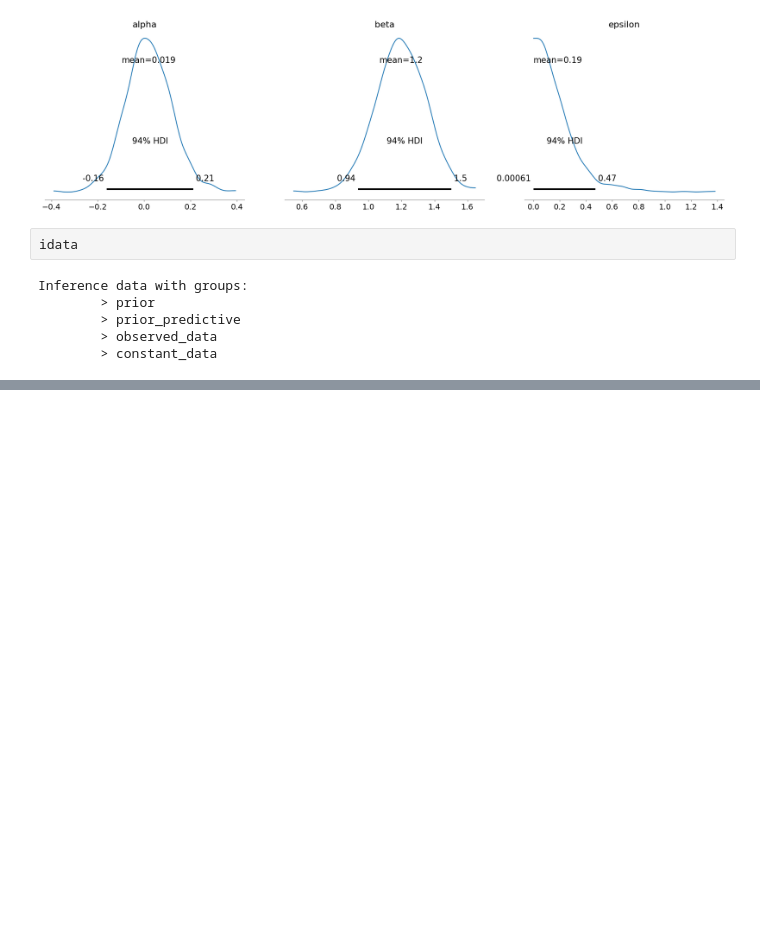
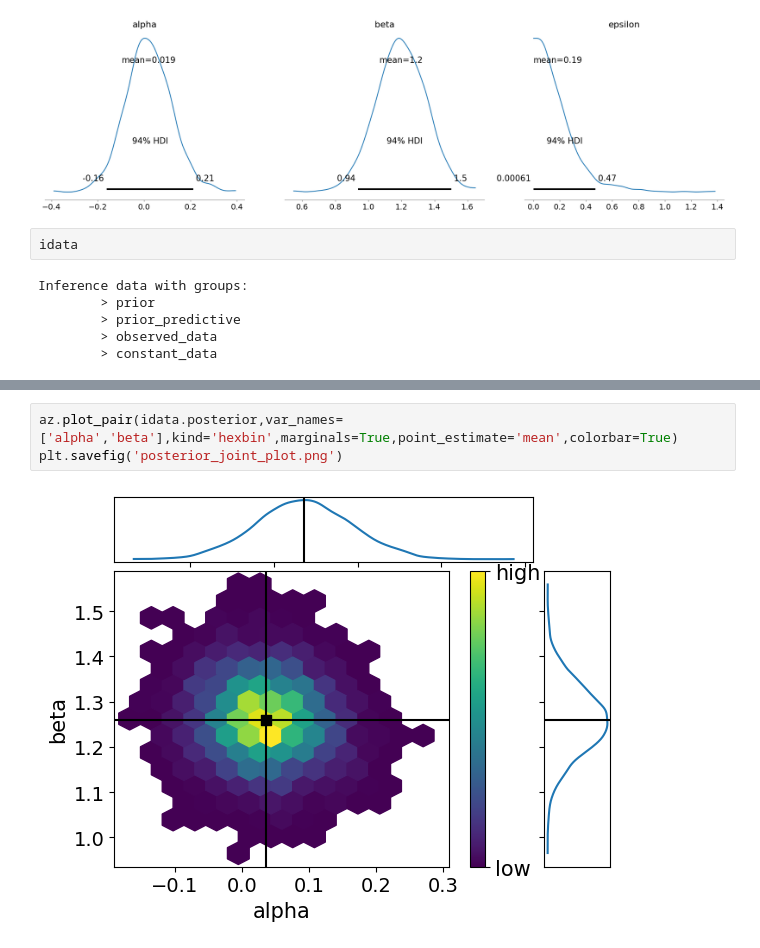
Before and after one commit to 892nske/pmlfin, a Jupyter notebook: paper.ipynb, the cells around one changed output, grey strips where cells are left out. Drawn from its saved outputs; the diff is of its cells as text; blank space fills up the shorter version.

```diff
--- a/paper.ipynb
+++ b/paper.ipynb
@@ -79,0 +149,5 @@ Inference data with groups:
+# %%
+az.plot_pair(idata.posterior,var_names=['alpha','beta'],kind='hexbin',marginals=True,point_estimate='mean',colorbar=True)
+plt.savefig('posterior_joint_plot.png')
+# %% [output]
+[figure, added]
```
Also changed, not shown: parts of 11 cells of this notebook, 4 other files.
